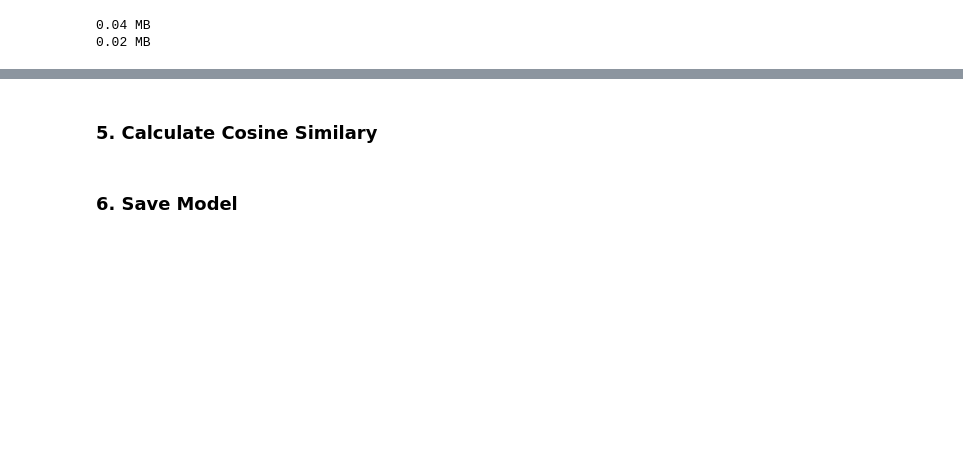
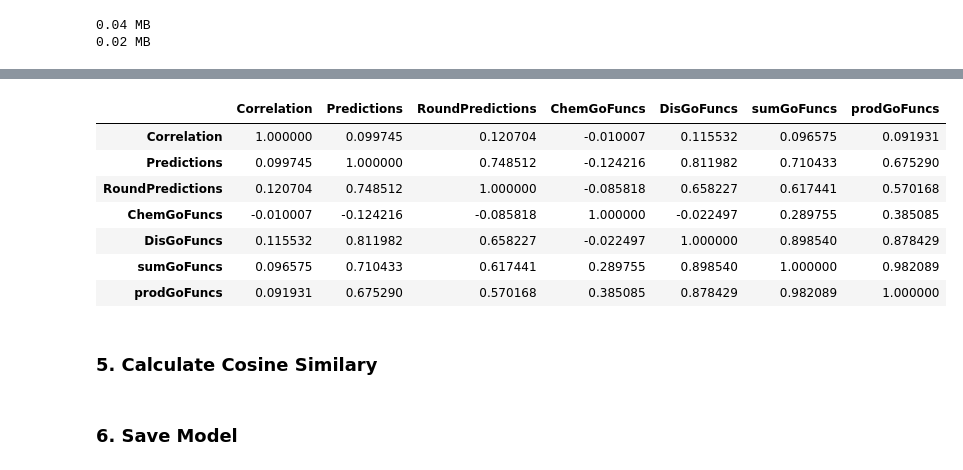
Before and after one commit to colemai/msc-thesis, a Jupyter notebook: opa/opa-nn.ipynb, the cells around one changed output, grey strips where cells are left out. Saved outputs shown, nothing was run; the diff lists cells and outputs as text; code cells hidden in the pictures; blank space fills up the shorter version.

```diff
--- a/opa/opa-nn.ipynb
+++ b/opa/opa-nn.ipynb
@@ -412,0 +449,12 @@ test_set.head()
+# %%
+#Pearson Correlation
+test_set[['Correlation', 'Predictions', 'RoundPredictions', 'ChemGoFuncs', 'DisGoFuncs', 'sumGoFuncs', 'prodGoFuncs']].corr(method='spearman')
+# %% [output]
+|  | Correlation | Predictions | RoundPredictions | ChemGoFuncs | DisGoFuncs | sumGoFuncs | prodGoFuncs |
+| Correlation | 1.000000 | 0.099745 | 0.120704 | -0.010007 | 0.115532 | 0.096575 | 0.091931 |
+| Predictions | 0.099745 | 1.000000 | 0.748512 | -0.124216 | 0.811982 | 0.710433 | 0.675290 |
+| RoundPredictions | 0.120704 | 0.748512 | 1.000000 | -0.085818 | 0.658227 | 0.617441 | 0.570168 |
+| ChemGoFuncs | -0.010007 | -0.124216 | -0.085818 | 1.000000 | -0.022497 | 0.289755 | 0.385085 |
+| DisGoFuncs | 0.115532 | 0.811982 | 0.658227 | -0.022497 | 1.000000 | 0.898540 | 0.878429 |
+| sumGoFuncs | 0.096575 | 0.710433 | 0.617441 | 0.289755 | 0.898540 | 1.000000 | 0.982089 |
+| prodGoFuncs | 0.091931 | 0.675290 | 0.570168 | 0.385085 | 0.878429 | 0.982089 | 1.000000 |
```
Also changed, not shown: parts of 24 cells of this notebook.
